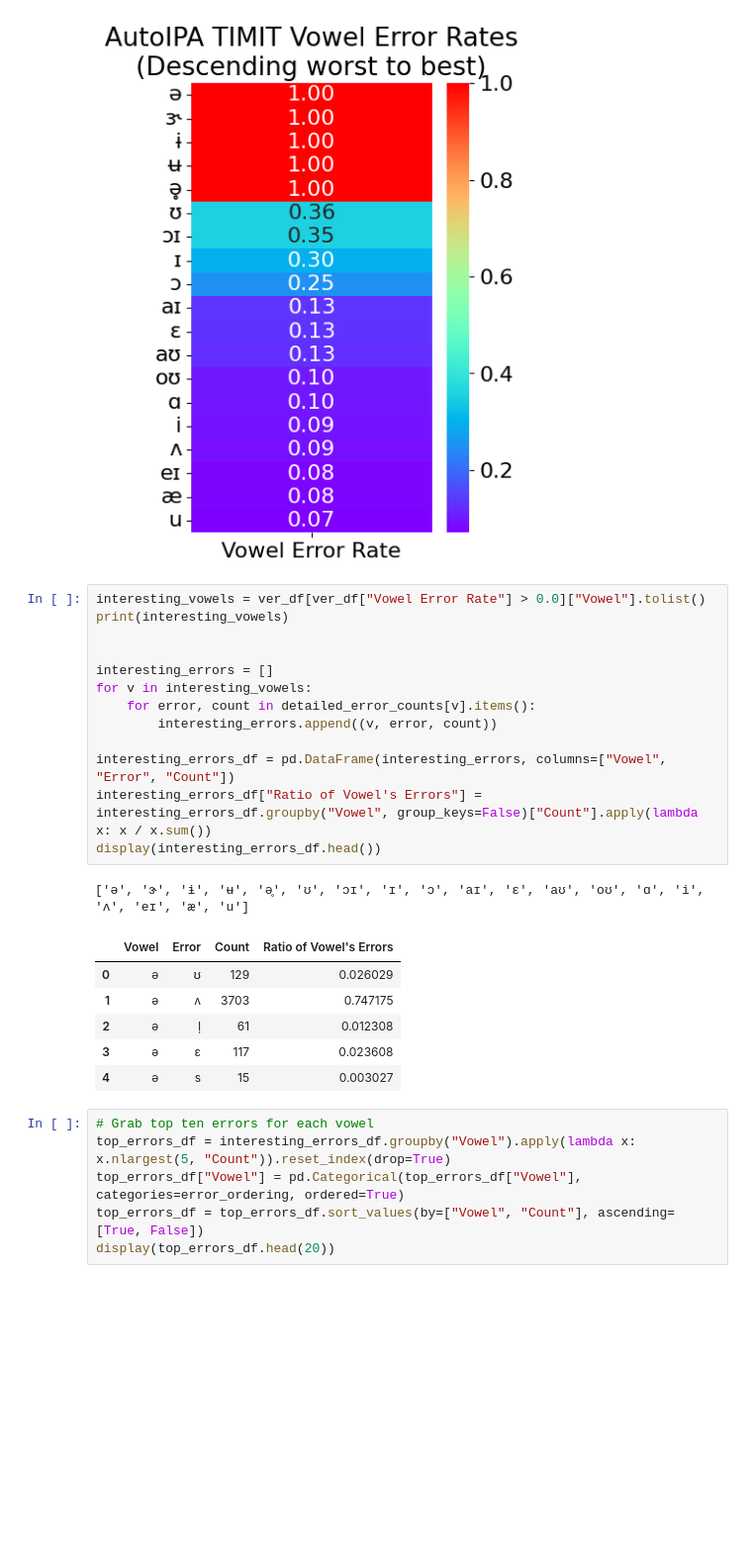
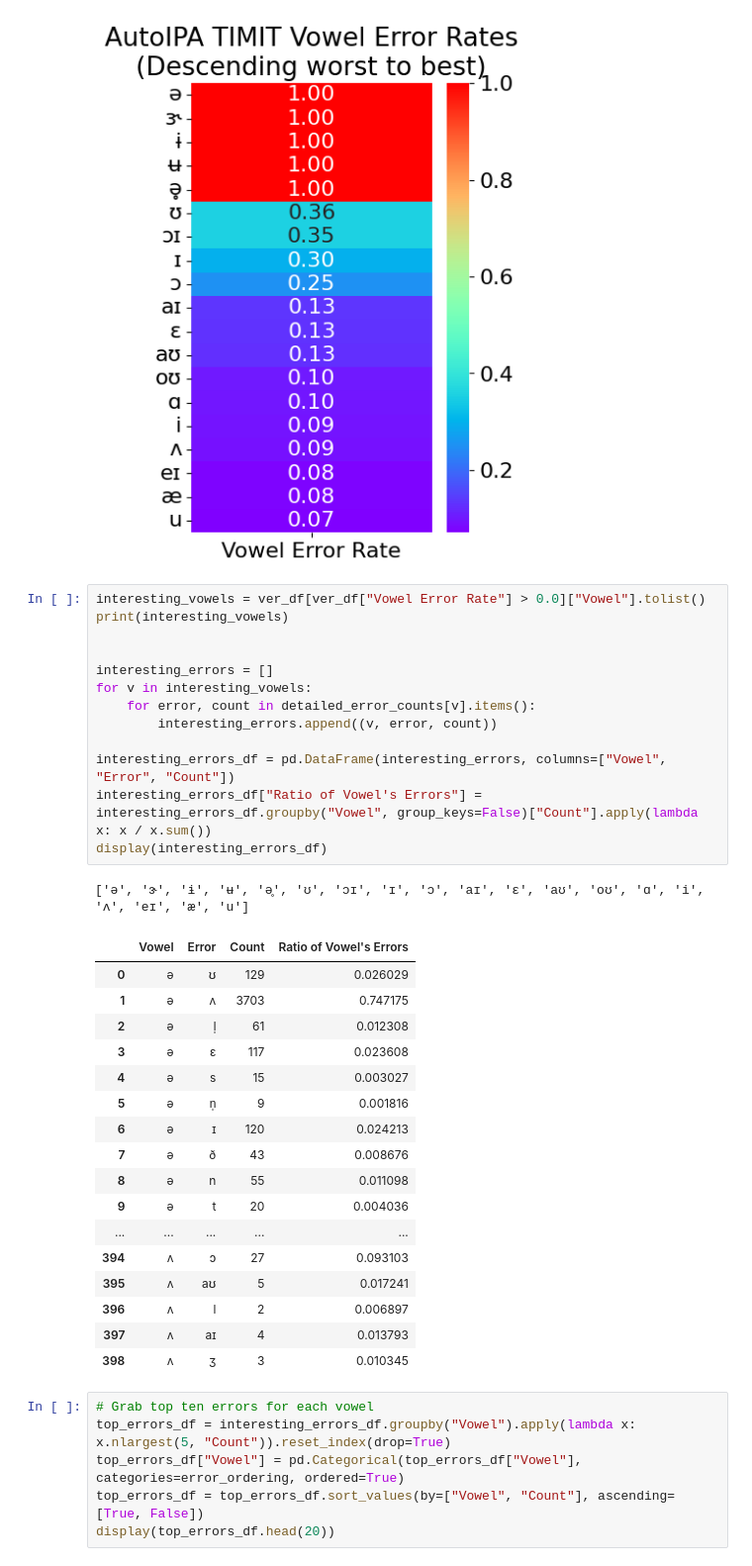
Before and after one commit to ginic/multipa, a Jupyter notebook: notebooks/amp_presentation/timit_evaluation_analysis.ipynb, the cells around one changed output. Shown at 99% size. Drawn from its saved outputs; the diff is of its cells as text; blank space fills up the shorter version.

```diff
--- a/notebooks/amp_presentation/timit_evaluation_analysis.ipynb
+++ b/notebooks/amp_presentation/timit_evaluation_analysis.ipynb
@@ -345,24 +345,35 @@ plt.show()
 # %%
 interesting_vowels = ver_df[ver_df["Vowel Error Rate"] > 0.0]["Vowel"].tolist()
 print(interesting_vowels)
 
 
 interesting_errors = []
 for v in interesting_vowels:
     for error, count in detailed_error_counts[v].items():
         interesting_errors.append((v, error, count))
 
 interesting_errors_df = pd.DataFrame(interesting_errors, columns=["Vowel", "Error", "Count"])
 interesting_errors_df["Ratio of Vowel's Errors"] = interesting_errors_df.groupby("Vowel", group_keys=False)["Count"].apply(lambda x: x / x.sum())
-display(interesting_errors_df.head())
+display(interesting_errors_df)
 # %% [output]
 ['ə', 'ɝ', 'ɨ', 'ʉ', 'ə̥', 'ʊ', 'ɔɪ', 'ɪ', 'ɔ', 'aɪ', 'ɛ', 'aʊ', 'oʊ', 'ɑ', 'i', 'ʌ', 'eɪ', 'æ', 'u']
 |  | Vowel | Error | Count | Ratio of Vowel's Errors |
 | 0 | ə | ʊ | 129 | 0.026029 |
 | 1 | ə | ʌ | 3703 | 0.747175 |
 | 2 | ə | l̩ | 61 | 0.012308 |
 | 3 | ə | ɛ | 117 | 0.023608 |
 | 4 | ə | s | 15 | 0.003027 |
+| 5 | ə | n̩ | 9 | 0.001816 |
+| 6 | ə | ɪ | 120 | 0.024213 |
+| 7 | ə | ð | 43 | 0.008676 |
+| 8 | ə | n | 55 | 0.011098 |
+| 9 | ə | t | 20 | 0.004036 |
+| ... | ... | ... | ... | ... |
+| 394 | ʌ | ɔ | 27 | 0.093103 |
+| 395 | ʌ | aʊ | 5 | 0.017241 |
+| 396 | ʌ | l | 2 | 0.006897 |
+| 397 | ʌ | aɪ | 4 | 0.013793 |
+| 398 | ʌ | ʒ | 3 | 0.010345 |
 # %%
 # Grab top ten errors for each vowel
 top_errors_df = interesting_errors_df.groupby("Vowel").apply(lambda x: x.nlargest(5, "Count")).reset_index(drop=True)
```
Also changed, not shown: parts of 1 cell of this notebook.
